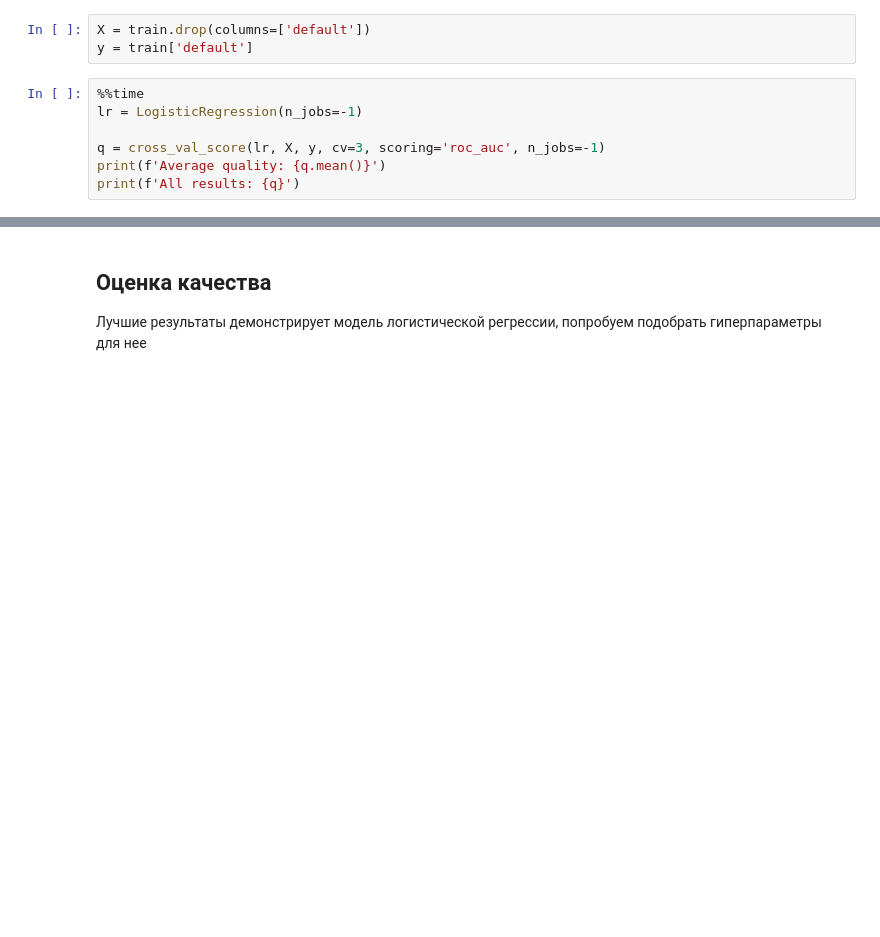
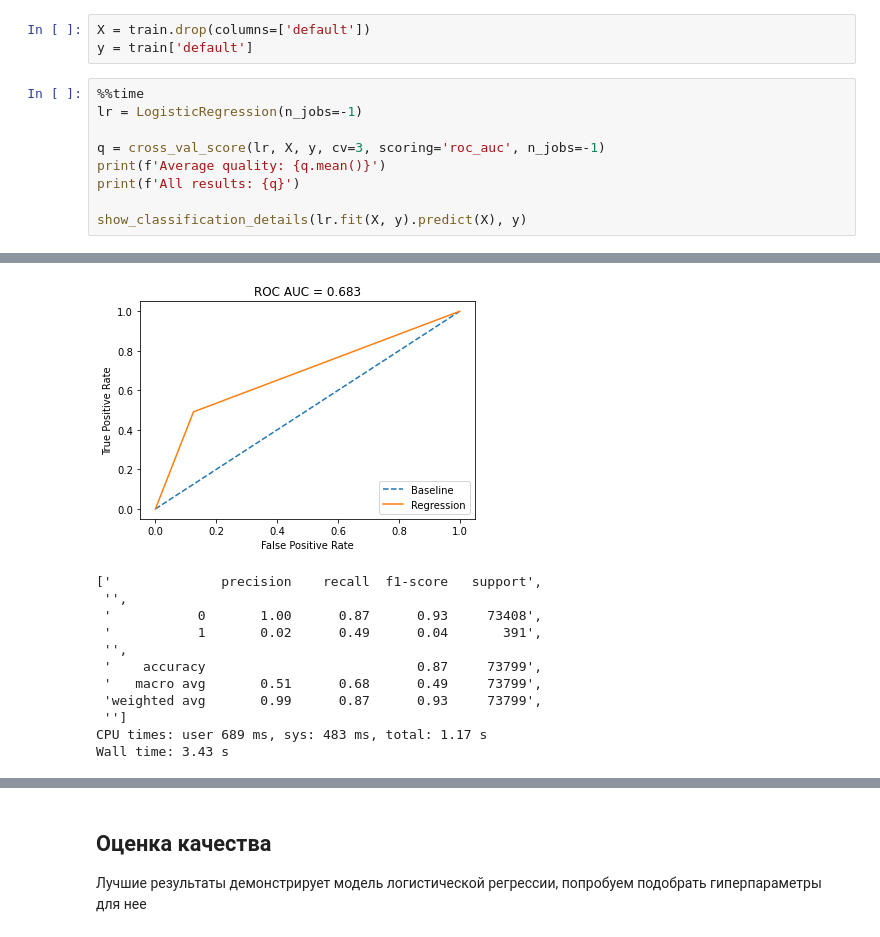
Before and after one commit to XelorR/sf_project_5, a Jupyter notebook: Credit_scoring.ipynb, the cells around one changed output, grey strips where cells are left out. Saved outputs shown, nothing was run; the diff lists cells and outputs as text; blank space fills up the shorter version.

```diff
--- a/Credit_scoring.ipynb
+++ b/Credit_scoring.ipynb
@@ -233,6 +235,8 @@ lr = LogisticRegression(n_jobs=-1)
 q = cross_val_score(lr, X, y, cv=3, scoring='roc_auc', n_jobs=-1)
 print(f'Average quality: {q.mean()}')
 print(f'All results: {q}')
+
+show_classification_details(lr.fit(X, y).predict(X), y)
 # %% [output]
 Average quality: 0.7171010860800692
 All results: [0.71382777 0.72091663 0.71655886]
@@ -241,3 +243,15 @@ Wall time: 820 ms
+[figure, added]
+['              precision    recall  f1-score   support',
+ '',
+ '           0       1.00      0.87      0.93     73408',
+ '           1       0.02      0.49      0.04       391',
+ '',
+ '    accuracy                           0.87     73799',
+ '   macro avg       0.51      0.68      0.49     73799',
+ 'weighted avg       0.99      0.87      0.93     73799',
+ '']
+CPU times: user 689 ms, sys: 483 ms, total: 1.17 s
+Wall time: 3.43 s
 # %%
 %%time
 print('RANDOM FOREST')
```
Also changed, not shown: parts of 8 cells of this notebook.
